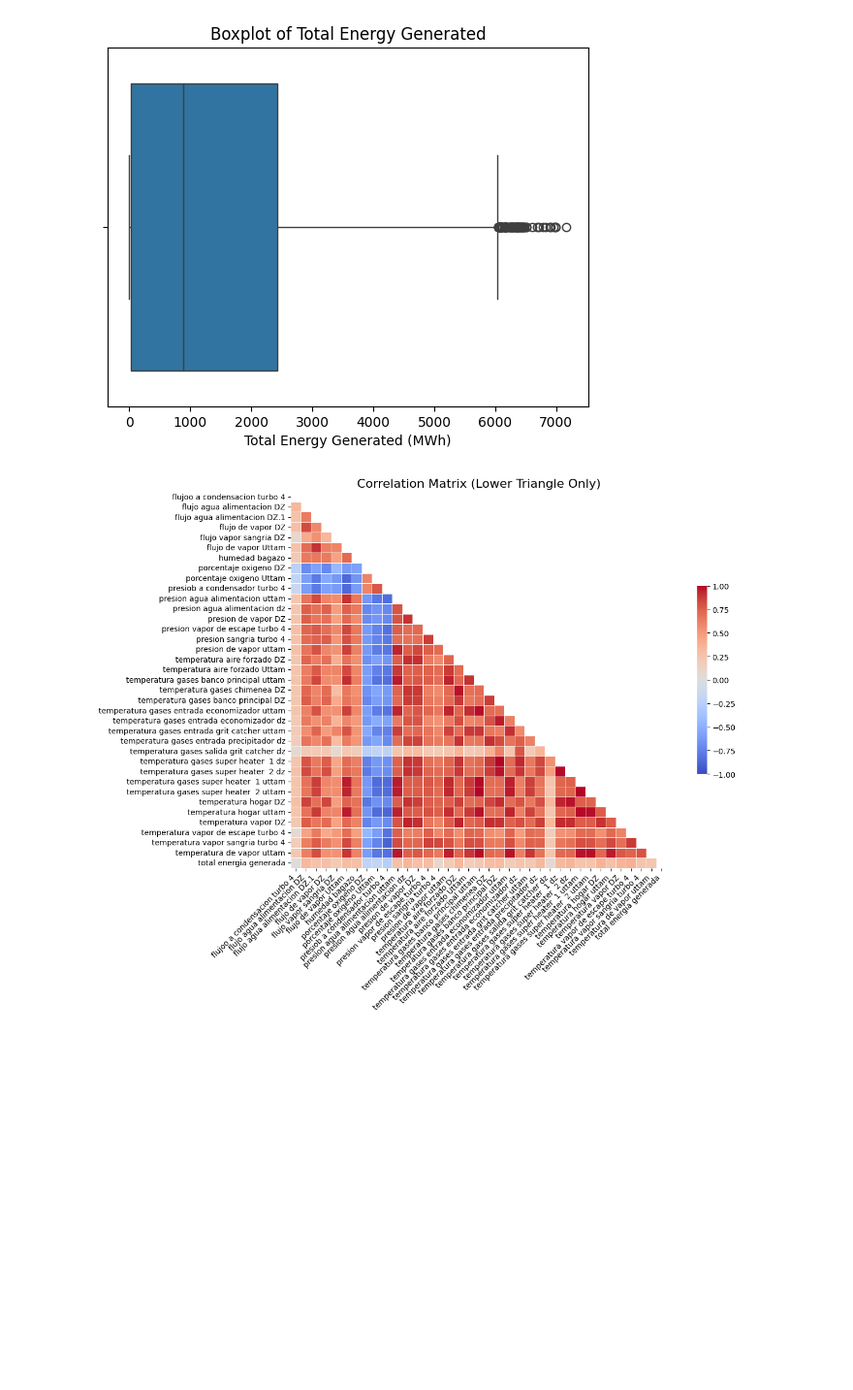
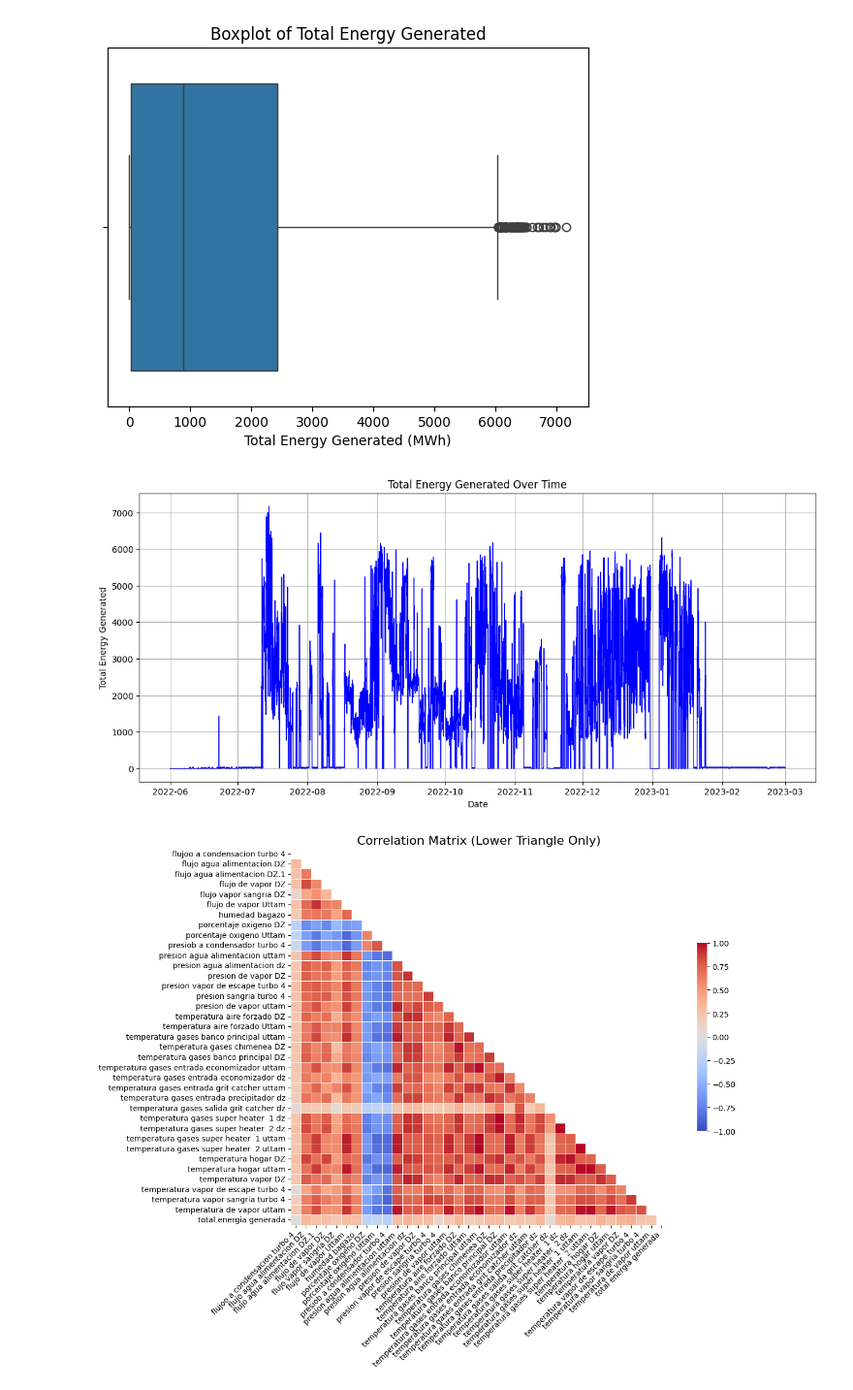
Before and after one commit to Juananalv205/DigitalTwin-BoilersEnergy, a Jupyter notebook: notebooks/000_EDA.ipynb, the cells around one changed output. Shown at 97% size. Saved outputs shown, nothing was run; the diff lists cells and outputs as text; code cells hidden in the pictures; blank space fills up the shorter version.

Commit message:
feat(000_EDA.ipynb): create a time series

```diff
--- a/notebooks/000_EDA.ipynb
+++ b/notebooks/000_EDA.ipynb
@@ -189,6 +190,25 @@ plt.xlabel('Total Energy Generated (MWh)')
 plt.show()
 # %% [output]
 [figure]
+# %%
+# Set the figure size for better visualization
+plt.figure(figsize=(14, 6))  # Set graph size
+
+# Plot the time series of total energy generated
+plt.plot(df['Fecha'], df['total energia generada'], color='blue', linewidth=1)  # Line chart
+
+# Add the title and axis labels in English
+plt.title('Total Energy Generated Over Time')  # Graph title
+plt.xlabel('Date')  # X-axis label
+plt.ylabel('Total Energy Generated')  # Y-axis label
+
+# Add grid lines to improve readability
+plt.grid(True)  # Enable grid
+
+# Show the final plot
+plt.show()  # Display graph
+# %% [output]
+[figure, added]
 # %%
 # Calculate the correlation matrix excluding the first column
 correlation_matrix = df.iloc[:, 1:].corr()
```
Also changed, not shown: parts of 1 cell of this notebook.
